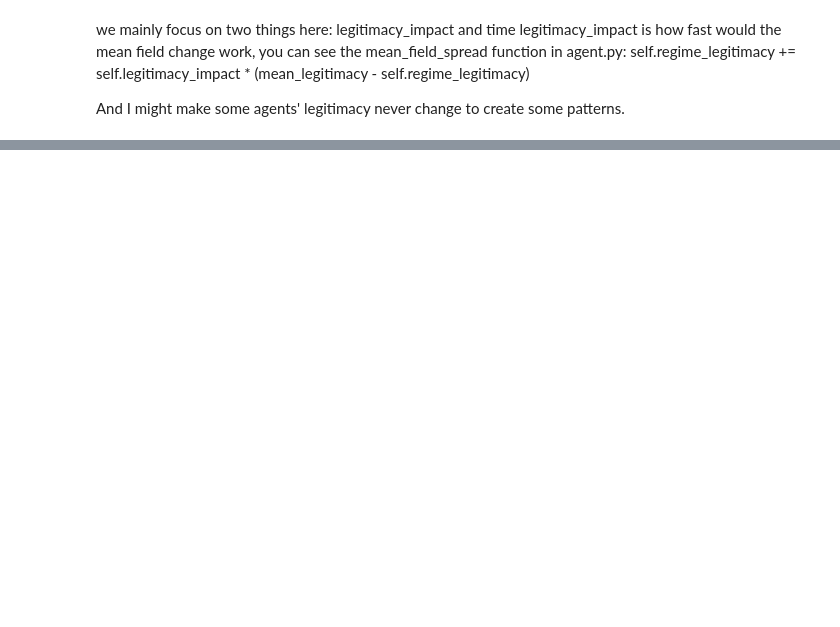
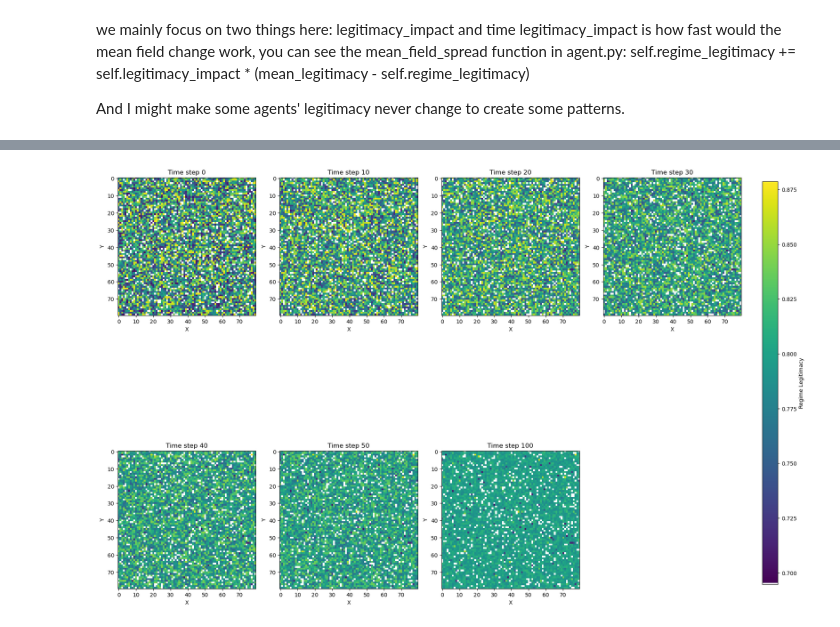
Before and after one commit to yehuihe/epstein_network_civil_violence, a Jupyter notebook: legitimacy.ipynb, the cells around one changed output, grey strips where cells are left out. Saved outputs shown, nothing was run; the diff lists cells and outputs as text; code cells hidden in the pictures; blank space fills up the shorter version.

```diff
--- a/legitimacy.ipynb
+++ b/legitimacy.ipynb
@@ -176,0 +237,11 @@ plt.show()
+# %%
+# Main code execution, about 1m 46s to run
+if __name__ == "__main__":
+    legitimacy_impact = 0.02
+    legitimacy_type = "heterogeneous"
+    time_steps = [0, 10, 20, 30, 40, 50, 100]
+    model = create_model(legitimacy_impact = legitimacy_impact, legitimacy_type = legitimacy_type)
+    heatmaps = run_model_and_collect_data(model, time_steps)
+    plot_heatmaps(heatmaps, time_steps)
+# %% [output]
+[figure, added]
```
Also changed, not shown: parts of 17 cells of this notebook, 2 other files.
